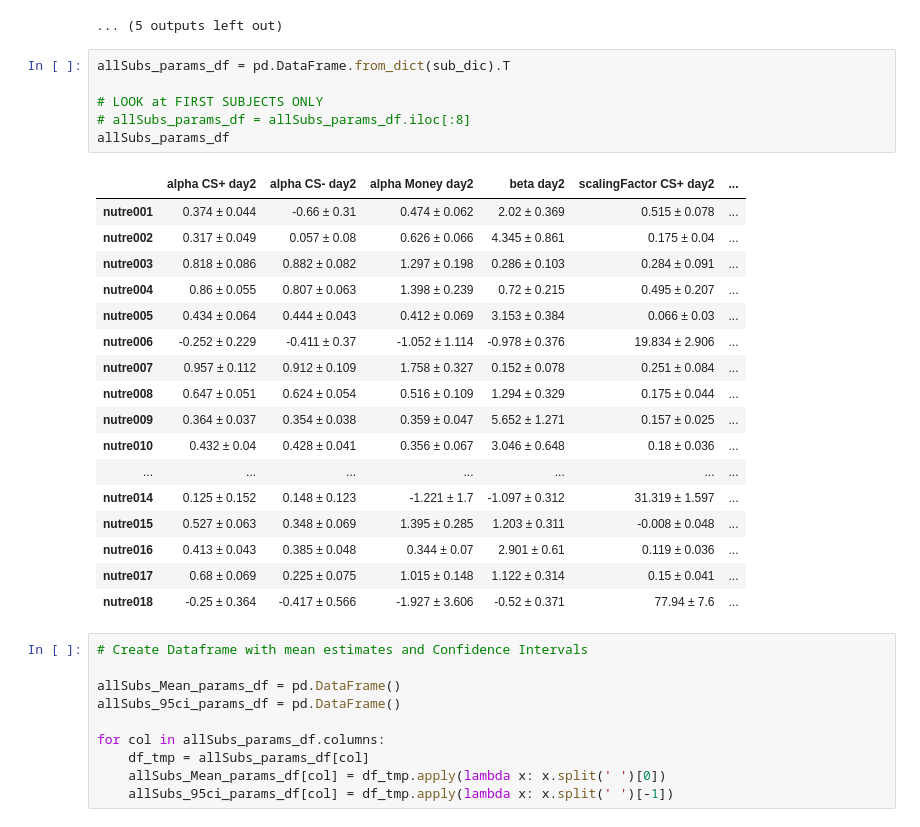
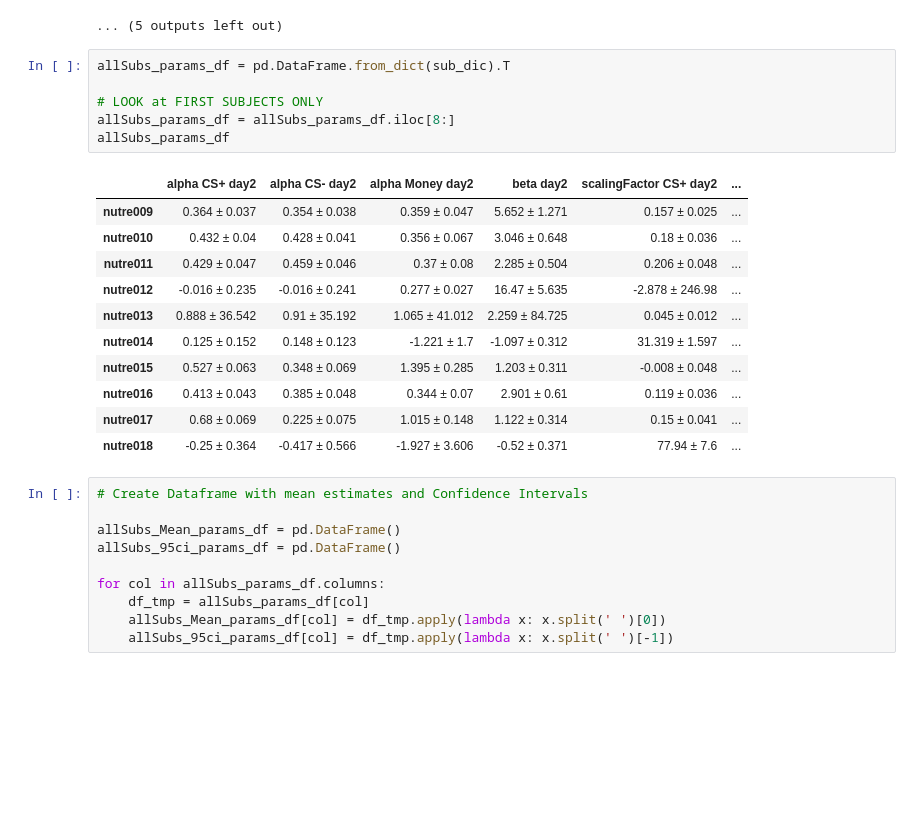
Before and after one commit to ffviana/nutreconDrive, a Jupyter notebook: 3. Analysis/groupAnalysis.ipynb, the cells around one changed output. Saved outputs shown, nothing was run; the diff lists cells and outputs as text; blank space fills up the shorter version.

```diff
--- a/3. Analysis/groupAnalysis.ipynb
+++ b/3. Analysis/groupAnalysis.ipynb
@@ -789,22 +784,16 @@ Day 3 parameters:
 # %%
 allSubs_params_df = pd.DataFrame.from_dict(sub_dic).T
 
 # LOOK at FIRST SUBJECTS ONLY
-# allSubs_params_df = allSubs_params_df.iloc[:8]
+allSubs_params_df = allSubs_params_df.iloc[8:]
 allSubs_params_df
 # %% [output]
 |  | alpha CS+ day2 | alpha CS- day2 | alpha Money day2 | beta day2 | scalingFactor CS+ day2 | ... |
-| nutre001 | 0.374 ± 0.044 | -0.66 ± 0.31 | 0.474 ± 0.062 | 2.02 ± 0.369 | 0.515 ± 0.078 | ... |
-| nutre002 | 0.317 ± 0.049 | 0.057 ± 0.08 | 0.626 ± 0.066 | 4.345 ± 0.861 | 0.175 ± 0.04 | ... |
-| nutre003 | 0.818 ± 0.086 | 0.882 ± 0.082 | 1.297 ± 0.198 | 0.286 ± 0.103 | 0.284 ± 0.091 | ... |
-| nutre004 | 0.86 ± 0.055 | 0.807 ± 0.063 | 1.398 ± 0.239 | 0.72 ± 0.215 | 0.495 ± 0.207 | ... |
-| nutre005 | 0.434 ± 0.064 | 0.444 ± 0.043 | 0.412 ± 0.069 | 3.153 ± 0.384 | 0.066 ± 0.03 | ... |
-| nutre006 | -0.252 ± 0.229 | -0.411 ± 0.37 | -1.052 ± 1.114 | -0.978 ± 0.376 | 19.834 ± 2.906 | ... |
-| nutre007 | 0.957 ± 0.112 | 0.912 ± 0.109 | 1.758 ± 0.327 | 0.152 ± 0.078 | 0.251 ± 0.084 | ... |
-| nutre008 | 0.647 ± 0.051 | 0.624 ± 0.054 | 0.516 ± 0.109 | 1.294 ± 0.329 | 0.175 ± 0.044 | ... |
 | nutre009 | 0.364 ± 0.037 | 0.354 ± 0.038 | 0.359 ± 0.047 | 5.652 ± 1.271 | 0.157 ± 0.025 | ... |
 | nutre010 | 0.432 ± 0.04 | 0.428 ± 0.041 | 0.356 ± 0.067 | 3.046 ± 0.648 | 0.18 ± 0.036 | ... |
-| ... | ... | ... | ... | ... | ... | ... |
+| nutre011 | 0.429 ± 0.047 | 0.459 ± 0.046 | 0.37 ± 0.08 | 2.285 ± 0.504 | 0.206 ± 0.048 | ... |
+| nutre012 | -0.016 ± 0.235 | -0.016 ± 0.241 | 0.277 ± 0.027 | 16.47 ± 5.635 | -2.878 ± 246.98 | ... |
+| nutre013 | 0.888 ± 36.542 | 0.91 ± 35.192 | 1.065 ± 41.012 | 2.259 ± 84.725 | 0.045 ± 0.012 | ... |
 | nutre014 | 0.125 ± 0.152 | 0.148 ± 0.123 | -1.221 ± 1.7 | -1.097 ± 0.312 | 31.319 ± 1.597 | ... |
 | nutre015 | 0.527 ± 0.063 | 0.348 ± 0.069 | 1.395 ± 0.285 | 1.203 ± 0.311 | -0.008 ± 0.048 | ... |
 | nutre016 | 0.413 ± 0.043 | 0.385 ± 0.048 | 0.344 ± 0.07 | 2.901 ± 0.61 | 0.119 ± 0.036 | ... |
```
Also changed, not shown: parts of 8 cells of this notebook.
